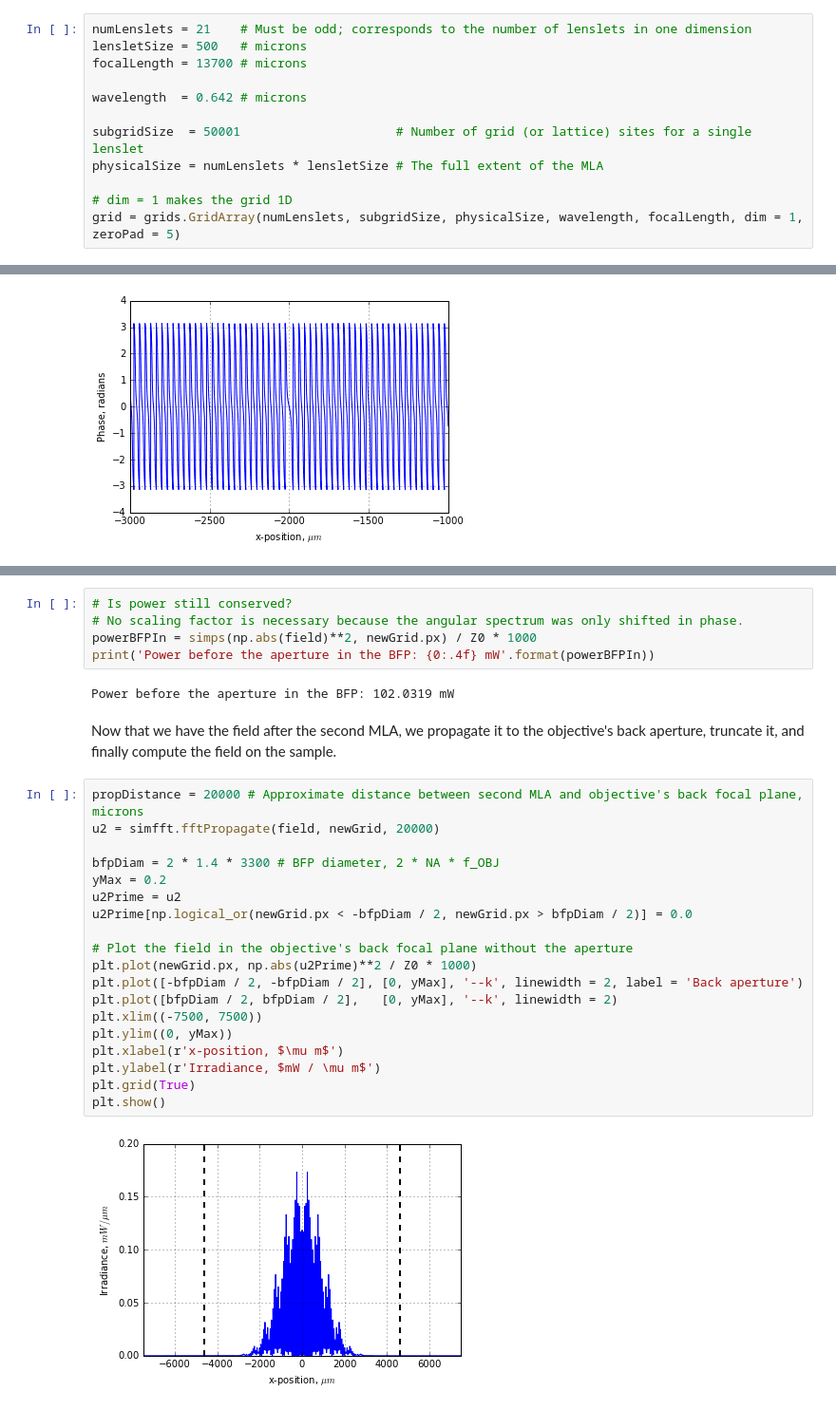
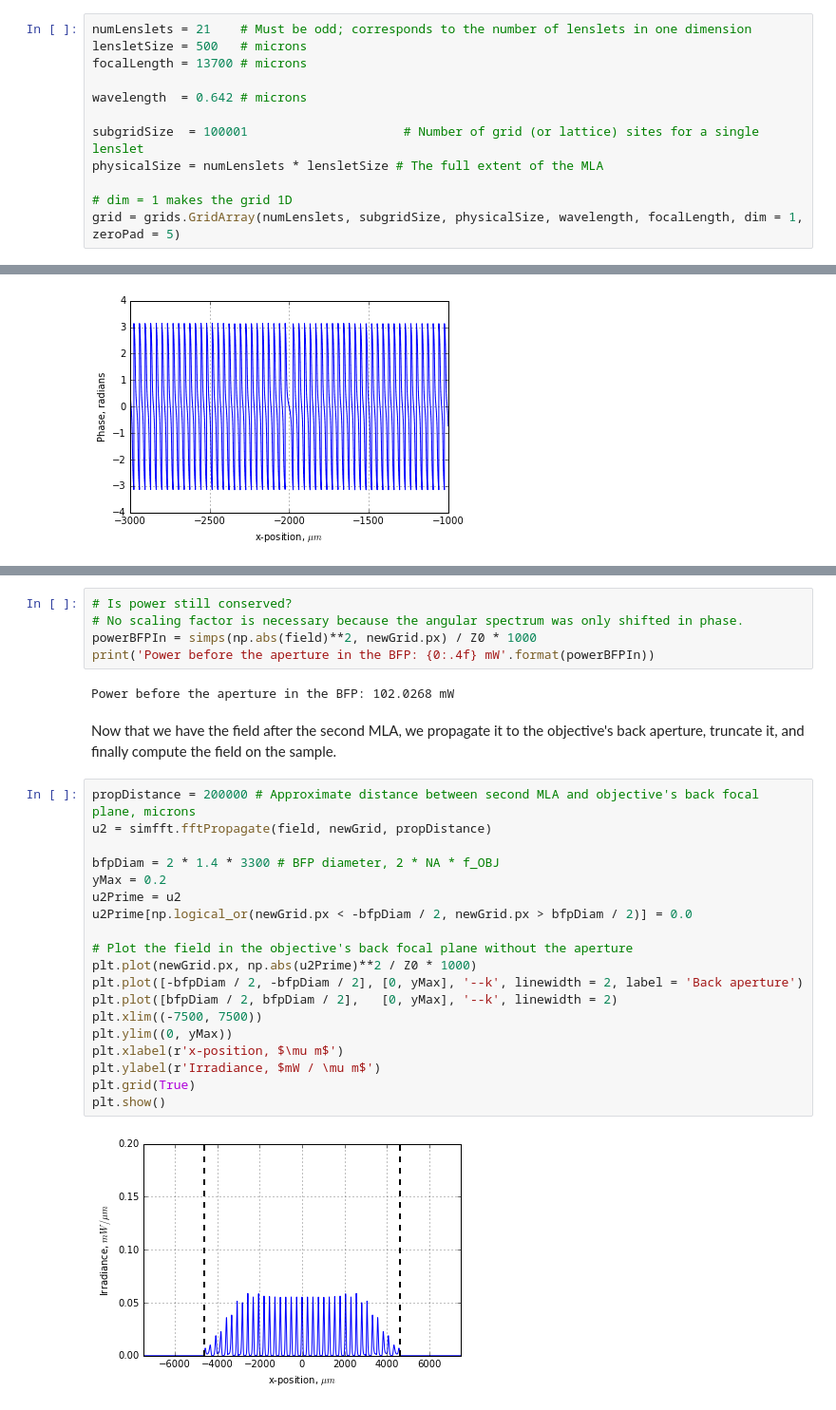
Before and after one commit to kmdouglass/simmla, a Jupyter notebook: publication_data/Basic 1D Simulation - Gaussian beam incidence.ipynb, the cells around one changed output, grey strips where cells are left out. Shown: that part at 95% size. Saved outputs shown, nothing was run; the diff lists cells and outputs as text.

```diff
--- a/publication_data/Basic 1D Simulation - Gaussian beam incidence.ipynb
+++ b/publication_data/Basic 1D Simulation - Gaussian beam incidence.ipynb
@@ -20,7 +20,7 @@ focalLength = 13700 # microns
 
 wavelength  = 0.642 # microns
 
-subgridSize  = 50001                     # Number of grid (or lattice) sites for a single lenslet
+subgridSize  = 100001                     # Number of grid (or lattice) sites for a single lenslet
 physicalSize = numLenslets * lensletSize # The full extent of the MLA
 
 # dim = 1 makes the grid 1D
@@ -154,30 +154,30 @@ plt.show()
 powerBFPIn = simps(np.abs(field)**2, newGrid.px) / Z0 * 1000
 print('Power before the aperture in the BFP: {0:.4f} mW'.format(powerBFPIn))
 # %% [output]
-Power before the aperture in the BFP: 102.0319 mW
+Power before the aperture in the BFP: 102.0268 mW
 # %% [markdown]
 Now that we have the field after the second MLA, we propagate it to the objective's back aperture, truncate it, and finally compute the field on the sample.
 # %%
-propDistance = 20000 # Approximate distance between second MLA and objective's back focal plane, microns
-u2 = simfft.fftPropagate(field, newGrid, 20000)
+propDistance = 200000 # Approximate distance between second MLA and objective's back focal plane, microns
+u2 = simfft.fftPropagate(field, newGrid, propDistance)
 
 bfpDiam = 2 * 1.4 * 3300 # BFP diameter, 2 * NA * f_OBJ
 yMax = 0.2
 u2Prime = u2
 u2Prime[np.logical_or(newGrid.px < -bfpDiam / 2, newGrid.px > bfpDiam / 2)] = 0.0
 
 # Plot the field in the objective's back focal plane without the aperture
 plt.plot(newGrid.px, np.abs(u2Prime)**2 / Z0 * 1000)
 plt.plot([-bfpDiam / 2, -bfpDiam / 2], [0, yMax], '--k', linewidth = 2, label = 'Back aperture')
 plt.plot([bfpDiam / 2, bfpDiam / 2],   [0, yMax], '--k', linewidth = 2)
 plt.xlim((-7500, 7500))
 plt.ylim((0, yMax))
 plt.xlabel(r'x-position, $\mu m$')
 plt.ylabel(r'Irradiance, $mW / \mu m$')
 plt.grid(True)
 plt.show()
 # %% [output]
-[figure, old version]
+[figure, new version]
 # %%
 # Is power still conserved?
 # No scaling factor is necessary because the angular spectrum was only shifted in phase.
```
Also changed, not shown: parts of 5 cells of this notebook, 1 other file.
